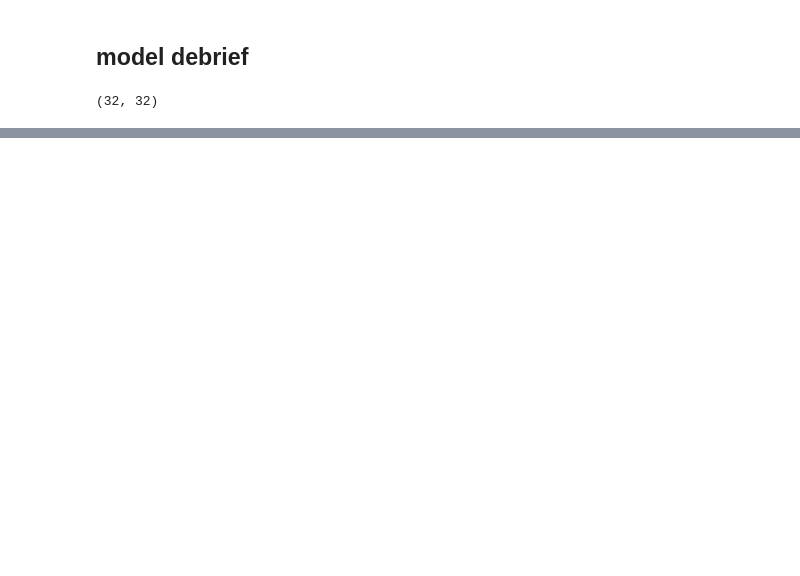
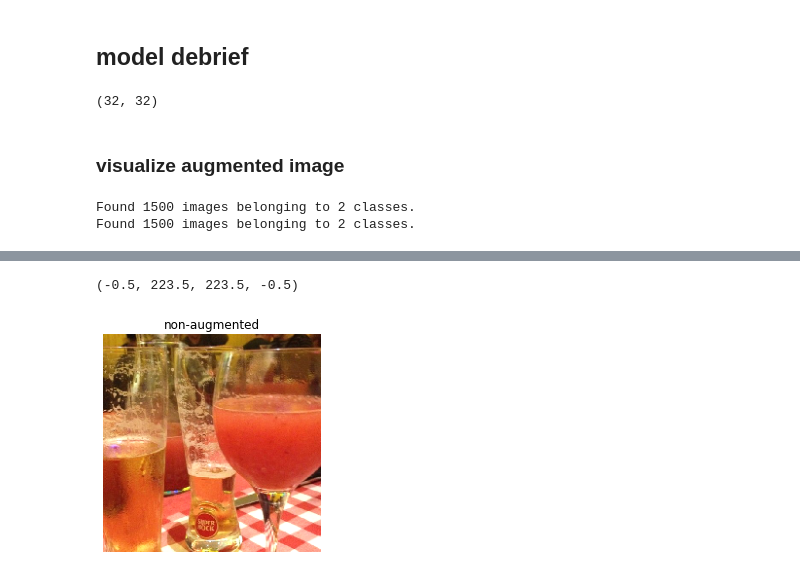
Before and after one commit to terrysu64/Machine-Learning-and-Data-Science-Projects, a Jupyter notebook: convolutional_neural_networks.ipynb, the cells around one changed output, grey strips where cells are left out. Saved outputs shown, nothing was run; the diff lists cells and outputs as text; code cells hidden in the pictures; blank space fills up the shorter version.

```diff
--- a/convolutional_neural_networks.ipynb
+++ b/convolutional_neural_networks.ipynb
@@ -81,13 +81,18 @@ img.shape
 # %% [markdown]
 ## end-to-end example
 # %%
+, shuffle
 import tensorflow as tf
 from tensorflow.keras.preprocessing.image import ImageDataGenerator as IDG #batches of tensor image data with real-time data augmentation.
 
 tf.random.set_seed(42)
 
 #preprocess data
-train_datagen = IDG(rescale=1./224)
+train_datagen = IDG(rescale=1./224,
+                    rotation_range=0.2,
+                    zoom_range=0.2,
+                    horizontal_flip=True,
+                    shuffle=True)
 valid_datagen = IDG(rescale=1./224)
 
 #paths
@@ -175,0 +191,36 @@ len(img), len(labels)
+# %% [markdown]
+### visualize augmented image
+# %%
+#augmented
+
+augmented_datagen = IDG(rescale=1./224,
+                        rotation_range=0.2,
+                        zoom_range=0.2,
+                        horizontal_flip=True)
+
+augmented_data = augmented_datagen.flow_from_directory(directory=train_dir,
+                                               batch_size=32,
+                                               target_size=(224,224),
+                                               class_mode="binary",
+                                               seed=42,
+                                               shuffle=False)
+
+train_data = train_datagen.flow_from_directory(directory=train_dir,
+                                               batch_size=32,
+                                               target_size=(224,224),
+                                               class_mode="binary",
+                                               seed=42,
+                                               shuffle=False)
+
+img,labels = train_data.next()
+
+img_a,labels_a = augmented_data.next()
+
+from random import randint
+i = randint(0,32)
+plt.title('non-augmented')
+plt.imshow(img[i])
+plt.axis(False)
+# %% [output]
+Found 1500 images belonging to 2 classes.
+Found 1500 images belonging to 2 classes.
@@ -175,0 +228,2 @@ len(img), len(labels)
+(-0.5, 223.5, 223.5, -0.5)
+[figure, added]
```
Also changed, not shown: parts of 14 cells of this notebook.
